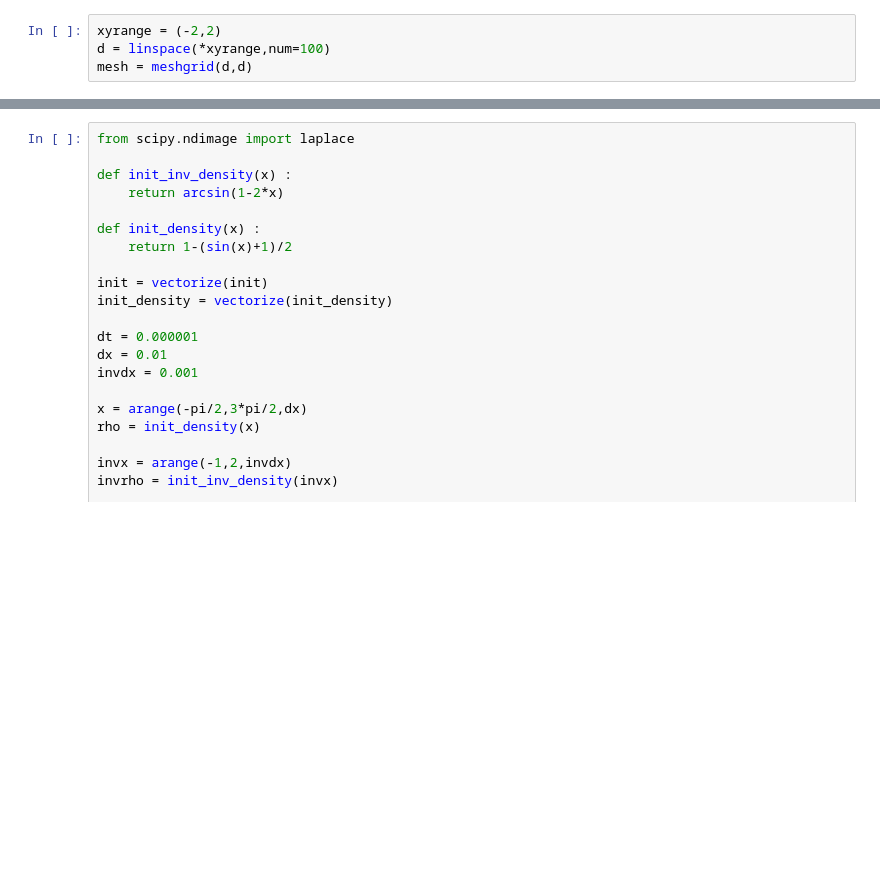
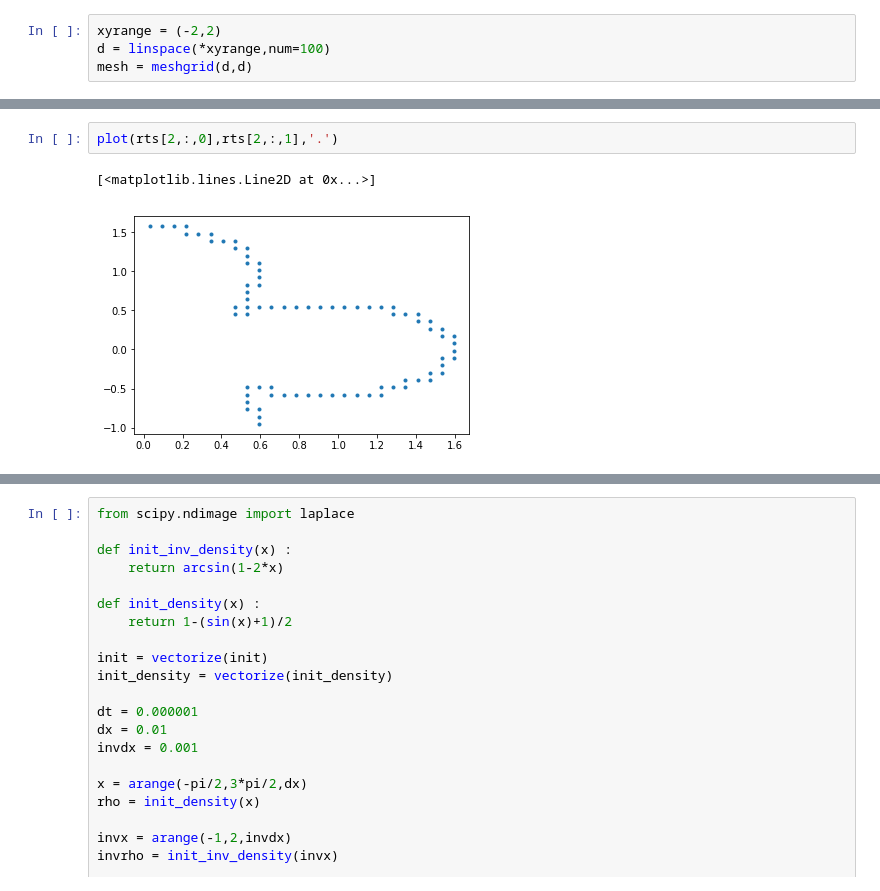
Before and after one commit to gszep/double-exclusive-reporter, a Jupyter notebook: bisection-method.ipynb, the cells around one changed output, grey strips where cells are left out. Saved outputs shown, nothing was run; the diff lists cells and outputs as text; blank space fills up the shorter version.

```diff
--- a/bisection-method.ipynb
+++ b/bisection-method.ipynb
@@ -117,0 +149,5 @@ IndexError: list index out of range
+# %%
+plot(rts[2,:,0],rts[2,:,1],'.')
+# %% [output]
+[<matplotlib.lines.Line2D at 0x...>]
+[figure, added]
```
Also changed, not shown: parts of 17 cells of this notebook, 12 other files.
